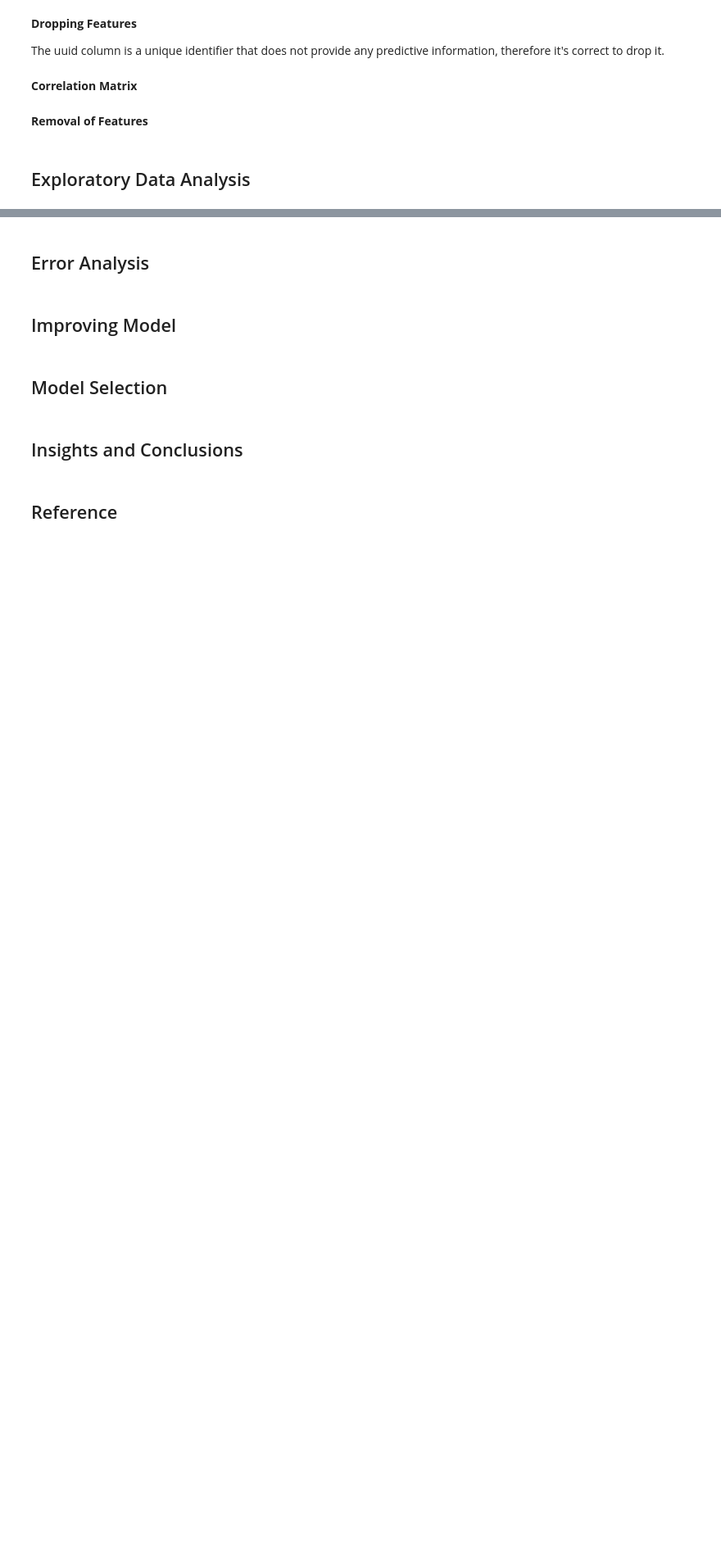
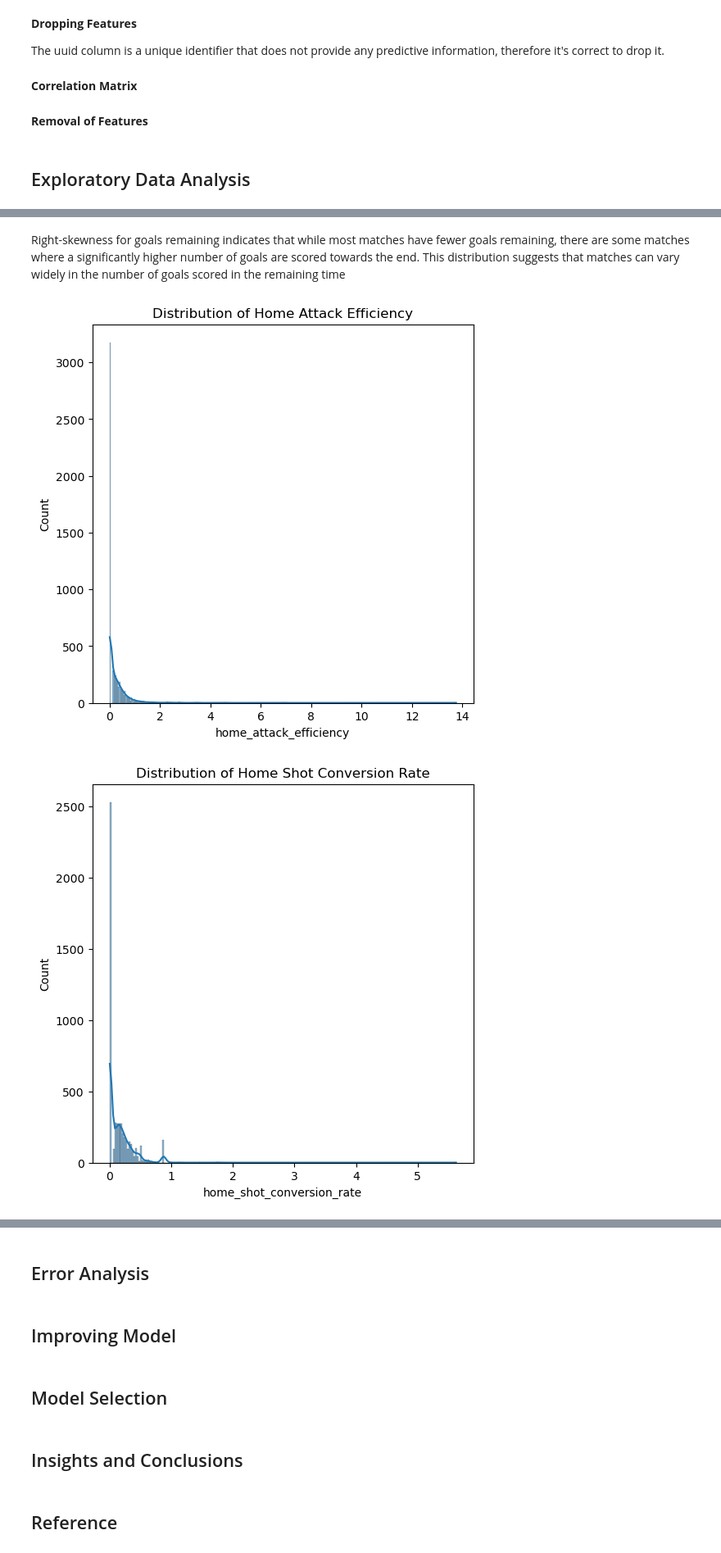
Before and after one commit to ReyObejero/2324-t3-stintsy-s11-g4-machine-project, a Jupyter notebook: STINTSY-S11-MP.ipynb, the cells around one changed output, grey strips where cells are left out. Shown at 82% size. Saved outputs shown, nothing was run; the diff lists cells and outputs as text; code cells hidden in the pictures; blank space fills up the shorter version.

```diff
--- a/STINTSY-S11-MP.ipynb
+++ b/STINTSY-S11-MP.ipynb
@@ -354,0 +468,13 @@ plt.rcParams['image.interpolation'] = 'nearest'
+# %% [markdown]
+Right-skewness for goals remaining indicates that while most matches have fewer goals remaining, there are some matches where a significantly higher number of goals are scored towards the end. This distribution suggests that matches can vary widely in the number of goals scored in the remaining time
+# %%
+sns.histplot(sports['home_attack_efficiency'], kde=True)
+plt.title('Distribution of Home Attack Efficiency')
+plt.show()
+
+sns.histplot(sports['home_shot_conversion_rate'], kde=True)
+plt.title('Distribution of Home Shot Conversion Rate')
+plt.show()
+# %% [output]
+[figure, added]
+[figure, added]
```
Also changed, not shown: parts of 20 cells of this notebook.
